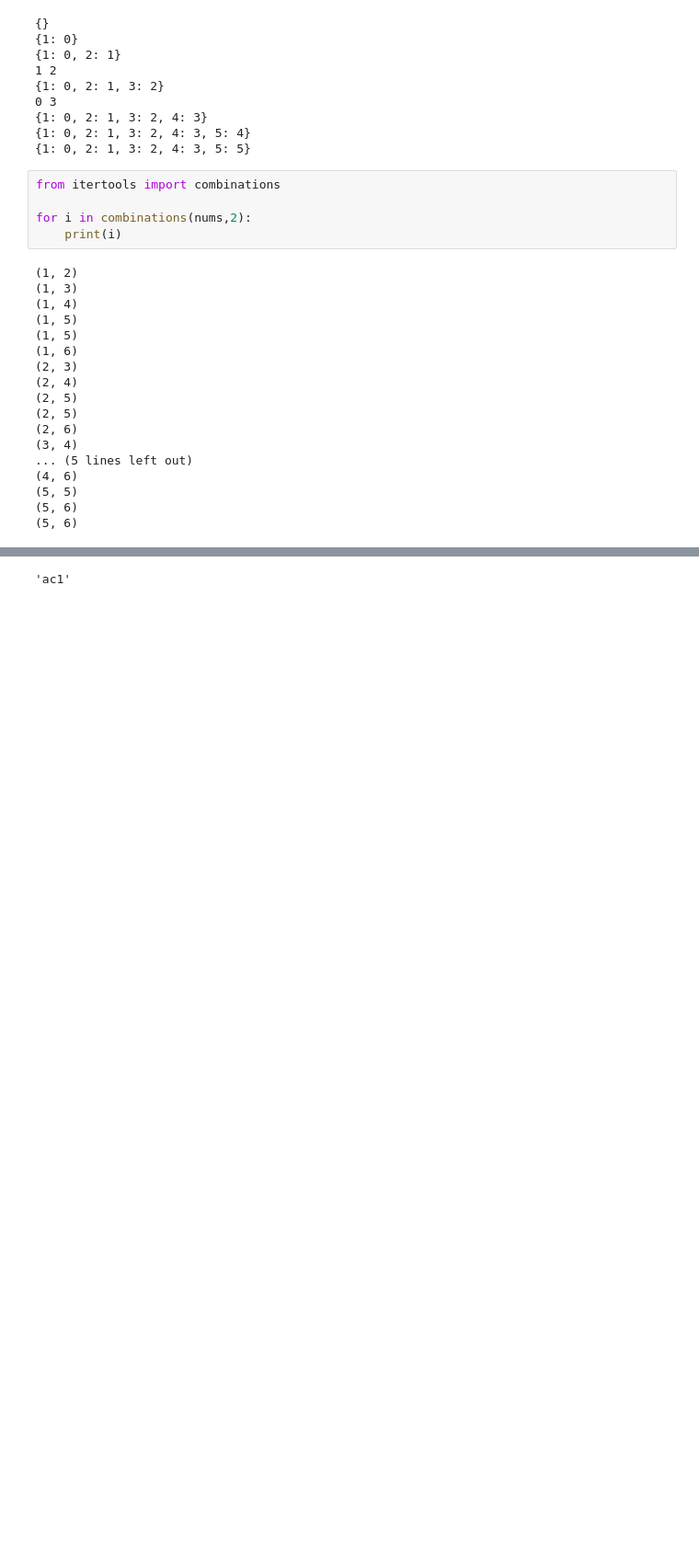
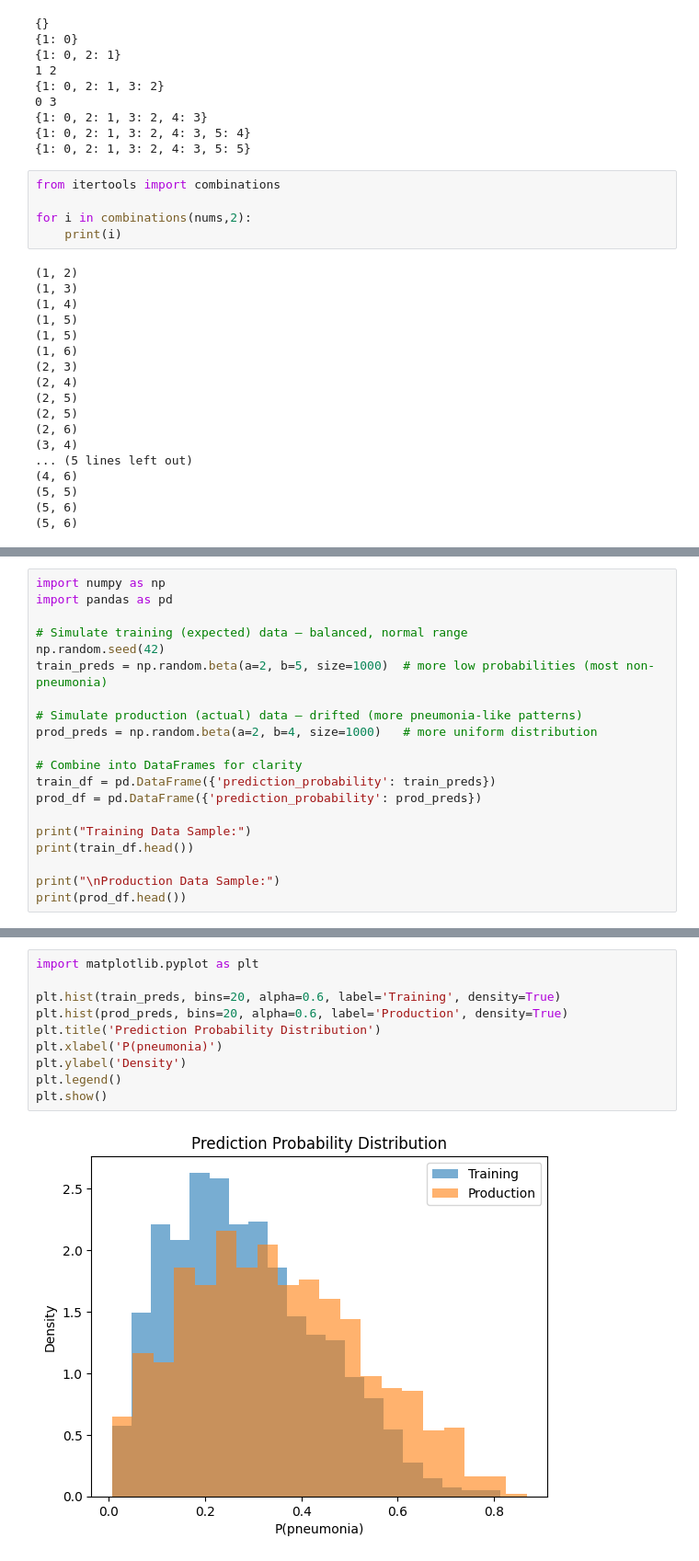
Before and after one commit to santhoshreddybora/Inventory_FASTAPI, a Jupyter notebook: Test.ipynb, the cells around one changed output, grey strips where cells are left out. Shown at 92% size. Drawn from its saved outputs; the diff is of its cells as text; blank space fills up the shorter version.

```diff
--- a/Test.ipynb
+++ b/Test.ipynb
@@ -107,0 +128,20 @@ for i in combinations(nums,2):
+# %%
+import numpy as np
+import pandas as pd
+
+# Simulate training (expected) data — balanced, normal range
+np.random.seed(42)
+train_preds = np.random.beta(a=2, b=5, size=1000)  # more low probabilities (most non-pneumonia)
+
+# Simulate production (actual) data — drifted (more pneumonia-like patterns)
+prod_preds = np.random.beta(a=2, b=4, size=1000)   # more uniform distribution
+
+# Combine into DataFrames for clarity
+train_df = pd.DataFrame({'prediction_probability': train_preds})
+prod_df = pd.DataFrame({'prediction_probability': prod_preds})
+
+print("Training Data Sample:")
+print(train_df.head())
+
+print("\nProduction Data Sample:")
+print(prod_df.head())
@@ -108,4 +184,13 @@ for i in combinations(nums,2):
 # %%
+import matplotlib.pyplot as plt
+
+plt.hist(train_preds, bins=20, alpha=0.6, label='Training', density=True)
+plt.hist(prod_preds, bins=20, alpha=0.6, label='Production', density=True)
+plt.title('Prediction Probability Distribution')
+plt.xlabel('P(pneumonia)')
+plt.ylabel('Density')
+plt.legend()
+plt.show()
 # %% [output]
-'ac1'
+[figure, added]
 # %%
```
Also changed, not shown: parts of 11 cells of this notebook, 7 other files.
